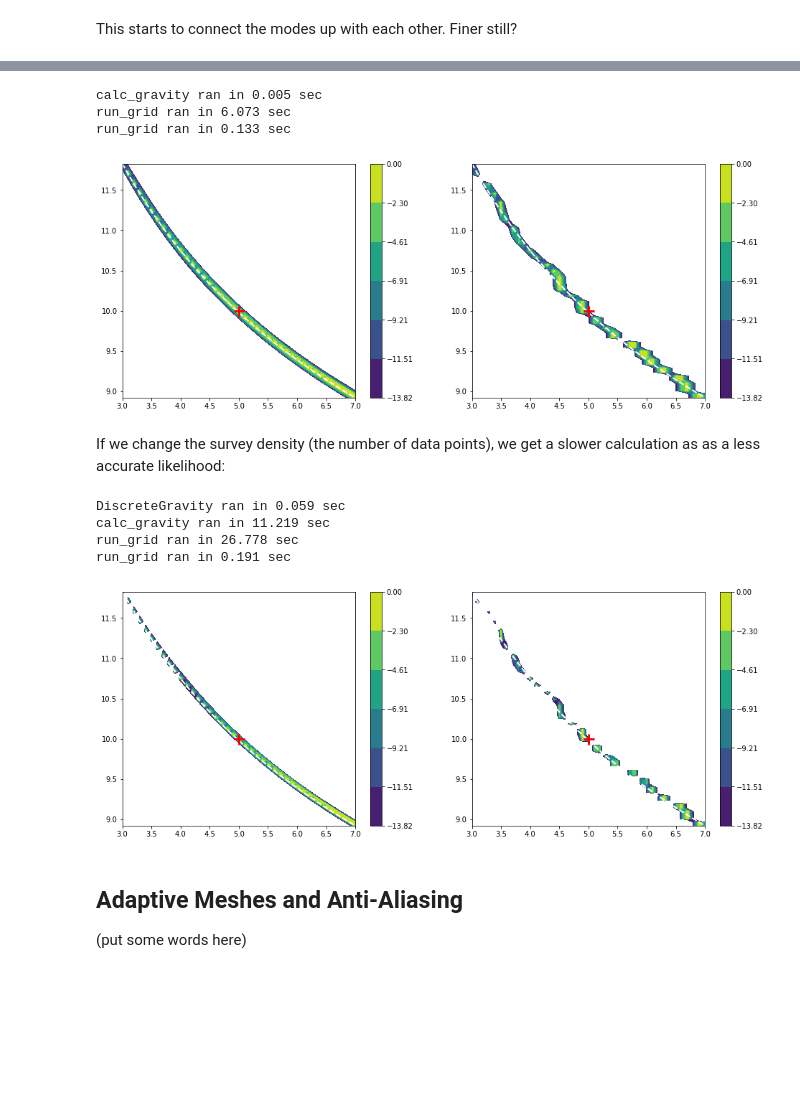
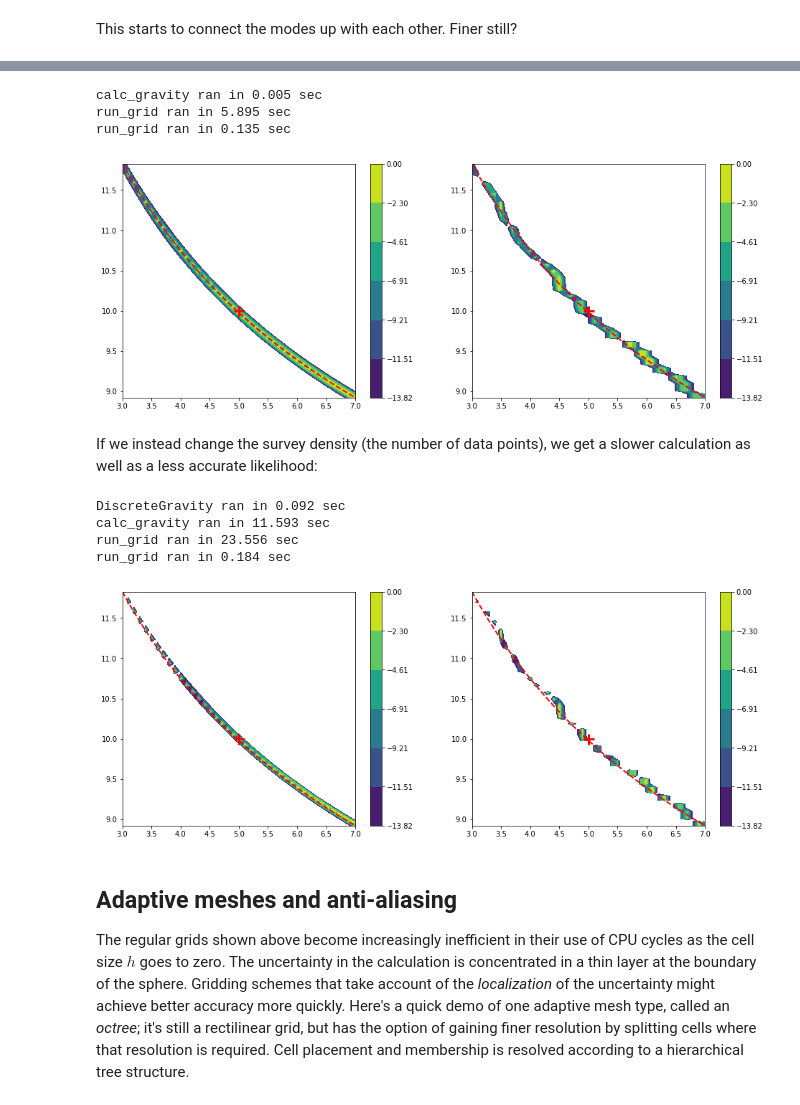
Before and after one commit to rscalzo/blockworlds, a Jupyter notebook: blockworlds/blockworlds.ipynb, the cells around one changed output, grey strips where cells are left out. Saved outputs shown, nothing was run; the diff lists cells and outputs as text; code cells hidden in the pictures; blank space fills up the shorter version.

```diff
--- a/blockworlds/blockworlds.ipynb
+++ b/blockworlds/blockworlds.ipynb
@@ -23,13 +25,14 @@ for $|\mathbf{r - r_0}| > R$.  Note that if we're trying to infer $R$, $\rho$, a
 # %%
 import numpy as np
 import matplotlib.pyplot as plt
-from blockworlds import gfunc_uniform_sphere, DiscreteGravity, baseline_tensor_mesh
+from blockworlds import DiscreteGravity, baseline_tensor_mesh
 from blockworlds import survey_gridded_locations, analytic_forward_gravity_sphere, plot_gravity
 from blockworlds import profile_timer
 
 # True sphere properties
 R_0, rho_0 = 10.0, 5.0
-gfunc = gfunc_uniform_sphere
+def gfunc_uniform_sphere(r, R, rho):
+    return rho * (np.sum(r**2, axis=1) < R**2)
 
 # Instantiate a basic rectilinear "tensor mesh",
 # and a grid-like survey of 100 observations at the surface
@@ -39,7 +42,7 @@ mesh = baseline_tensor_mesh(Nh, h)
 survey_10x10 = survey_gridded_locations(L, L, 10, 10, L, ['gz'])
 
 # Instantiate the forward model and cache its sensitivities
-fwdmodel = profile_timer(DiscreteGravity, mesh, survey_10x10, gfunc)
+fwdmodel = profile_timer(DiscreteGravity, mesh, survey_10x10, gfunc_uniform_sphere)
 data = profile_timer(fwdmodel.calc_gravity, R_0, rho_0)
 # %% [output]
 DiscreteGravity ran in 0.004 sec
@@ -107,7 +110,7 @@ def show_contours(xg, yg, Lg, rho_vals, R_vals, rho_0, R_0):
     levels = np.log(10)*np.arange(-6,0.1)
     # plt.contourf(xg, yg, np.exp(Lg - Lg.max()), levels=levels)
     plt.contourf(xg, yg, Lg - Lg.max(), levels=levels)
-    plt.plot(rho_vals, R_vals, ls='--', lw=2, color='white')
+    plt.plot(rho_vals, R_vals, ls='--', lw=2, color='red')
     plt.plot(rho_0, R_0, marker='+', ms=15, mew=3, color='red')
     plt.colorbar()
     ax1.set_xlim(rho_vals.min(), rho_vals.max())
@@ -157,7 +160,7 @@ Nh = 2*int(L/h)
 mesh = baseline_tensor_mesh(Nh, h)
 
 # New forward model
-fwdmodel2 = profile_timer(DiscreteGravity, mesh, survey_10x10, gfunc)
+fwdmodel2 = profile_timer(DiscreteGravity, mesh, survey_10x10, gfunc_uniform_sphere)
 data2 = profile_timer(fwdmodel2.calc_gravity, R_0, rho_0)
 fig4 = plt.figure(figsize=(16,6))
 ax1 = plt.subplot(121)
@@ -237,40 +240,40 @@ show_contours(xg, yg, Lg, rho_vals, R_vals, rho_0, R_0)
 plt.show()
 # %% [output]
 calc_gravity ran in 0.005 sec
-run_grid ran in 6.073 sec
-run_grid ran in 0.133 sec
+run_grid ran in 5.895 sec
+run_grid ran in 0.135 sec
-[figure, old version]
+[figure, new version]
 # %% [markdown]
-If we change the survey density (the number of data points), we get a slower calculation as as a less accurate likelihood:
+If we instead change the survey density (the number of data points), we get a slower calculation as well as a less accurate likelihood:
 # %%
 survey_30x30 = survey_gridded_locations(L, L, 30, 30, L, ['gz'])
 data0 = analytic_forward_gravity_sphere(survey_30x30, R_0, rho_0, r0=(0,0,0))[2]
 sigrel = 0.1
 sigdata = sigrel*np.std(data0)
 epsilon = sigdata*np.random.normal(size=data0.shape)
 dsynth = data0 + epsilon
 
-fwdmodel4 = profile_timer(DiscreteGravity, fwdmodel2.mesh, survey_30x30, gfunc)
+fwdmodel4 = profile_timer(DiscreteGravity, fwdmodel2.mesh, survey_30x30, gfunc_uniform_sphere)
 data4 = profile_timer(fwdmodel4.calc_gravity, R_0, rho_0)
 xg, yg, Lg = profile_timer(run_grid, dsynth, rho_vals, R_vals, fwdmodel4.calc_gravity)
 xg, yg, Lg0 = profile_timer(run_grid, dsynth, rho_vals, R_vals,
                             lambda R, rho: analytic_forward_gravity_sphere(fwdmodel4.survey, R, rho, r0=(0,0,0))[2])
 fig9 = plt.figure(figsize=(16,6))
 ax1 = plt.subplot(121)
 show_contours(xg, yg, Lg0, rho_vals, R_vals, rho_0, R_0)
 ax2 = plt.subplot(122)
 show_contours(xg, yg, Lg, rho_vals, R_vals, rho_0, R_0)
 plt.show()
 # %% [output]
-DiscreteGravity ran in 0.059 sec
-calc_gravity ran in 11.219 sec
-run_grid ran in 26.778 sec
-run_grid ran in 0.191 sec
+DiscreteGravity ran in 0.092 sec
+calc_gravity ran in 11.593 sec
+run_grid ran in 23.556 sec
+run_grid ran in 0.184 sec
-[figure, old version]
+[figure, new version]
-# %% [markdown]
-## Adaptive Meshes and Anti-Aliasing
-
-(put some words here)
+# %% [markdown]
+## Adaptive meshes and anti-aliasing
+
+The regular grids shown above become increasingly inefficient in their use of CPU cycles as the cell size $h$ goes to zero.  The uncertainty in the calculation is concentrated in a thin layer at the boundary of the sphere.  Gridding schemes that take account of the _localization_ of the uncertainty might achieve better accuracy more quickly.  Here's a quick demo of one adaptive mesh type, called an _octree_; it's still a rectilinear grid, but has the option of gaining finer resolution by splitting cells where that resolution is required.  Cell placement and membership is resolved according to a hierarchical tree structure.
 # %%
 # Produce an octree mesh refined along the sphere border
 import blockworlds
```
Also changed, not shown: parts of 31 cells of this notebook.
